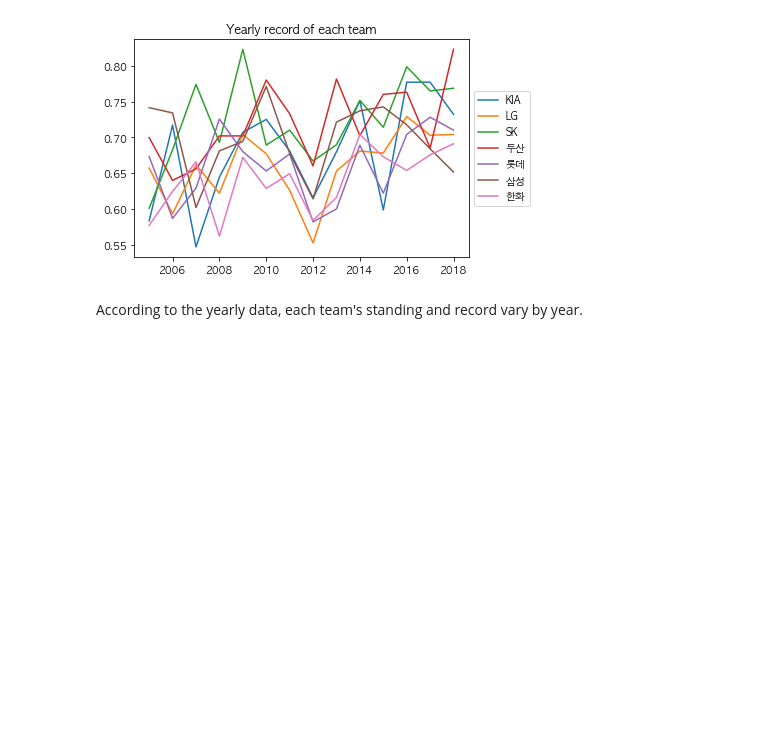
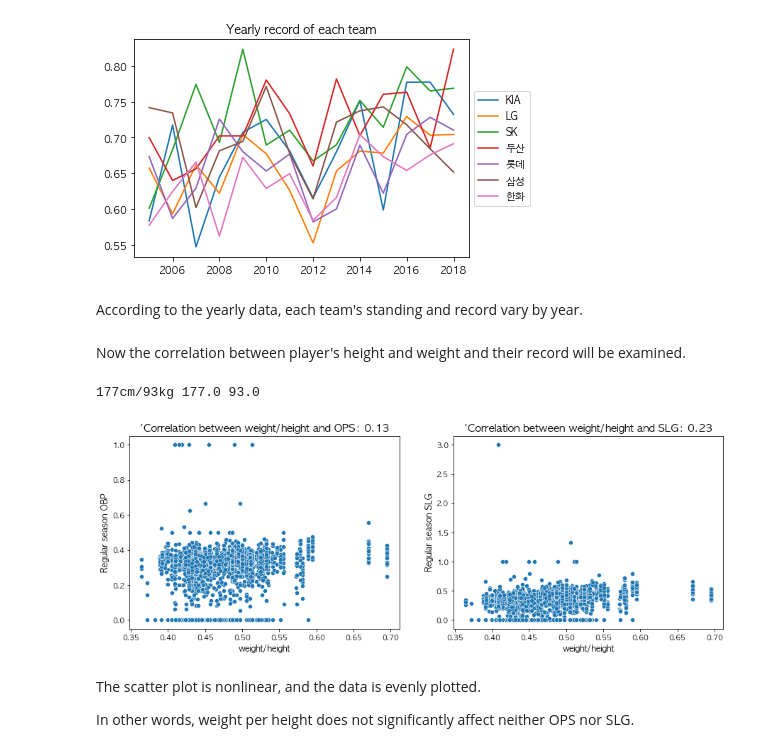
Before and after one commit to wonkwonlee/Predict-KBO-OPS, a Jupyter notebook: kbo-ops-prediction.ipynb, the cells around one changed output. Cells and saved outputs as stored; diff of their text form; code cells hidden in the pictures; blank space fills up the shorter version.

```diff
--- a/kbo-ops-prediction.ipynb
+++ b/kbo-ops-prediction.ipynb
@@ -188,3 +188,50 @@ plt.show()
 [figure]
 # %% [markdown]
 According to the yearly data, each team's standing and record vary by year.
+# %% [markdown]
+Now the correlation between player's height and weight and their record will be
+examined.
+# %%
+# Get player's weight and height separately by splitting string data
+import re
+
+regular_season_df['weight'] = regular_season_df['height/weight'].apply(
+    lambda x: int(re.findall('\d+',x.split('/')[1])[0]) if pd.notnull(x) else x)
+
+regular_season_df['height'] = regular_season_df['height/weight'].apply(
+    lambda x: int(re.findall('\d+',x.split('/')[0])[0]) if pd.notnull(x) else x)
+
+print(regular_season_df['height/weight'][0], regular_season_df['height'][0],
+      regular_season_df['weight'][0])
+# %% [output]
+177cm/93kg 177.0 93.0
+# %%
+# Calculate weight per height
+regular_season_df['weight_per_height'] = regular_season_df['weight'] / \
+                                         regular_season_df['height']
+plt.figure(figsize=(15, 5))
+plt.subplot(1, 2, 1)
+
+# Calculate the correlation between regular season and preseason
+correlation = regular_season_df['weight_per_height'].corr(regular_season_df['OBP'])
+sns.scatterplot(regular_season_df['weight_per_height'], regular_season_df['OBP'])
+plt.title("'Correlation between weight/height and OPS: " + str(np.round(correlation, 2)), \
+          fontsize=15)
+plt.ylabel('Regular season OBP',fontsize=12)
+plt.xlabel('weight/height', fontsize=12)
+plt.subplot(1, 2, 2)
+
+#  Calculate the correlation between regular season and preseason
+correlation = regular_season_df['weight_per_height'].corr(regular_season_df['SLG'])
+sns.scatterplot(regular_season_df['weight_per_height'], regular_season_df['SLG'])
+plt.title("'Correlation between weight/height and SLG: " + str(np.round(correlation, 2)), \
+          fontsize=15)
+plt.ylabel('Regular season SLG', fontsize=12)
+plt.xlabel('weight/height', fontsize=12)
+plt.show()
+# %% [output]
+[figure, added]
+# %% [markdown]
+The scatter plot is nonlinear, and the data is evenly plotted.
+
+In other words, weight per height does not significantly affect neither OPS nor SLG.
```
Also changed, not shown: parts of 13 cells of this notebook.
